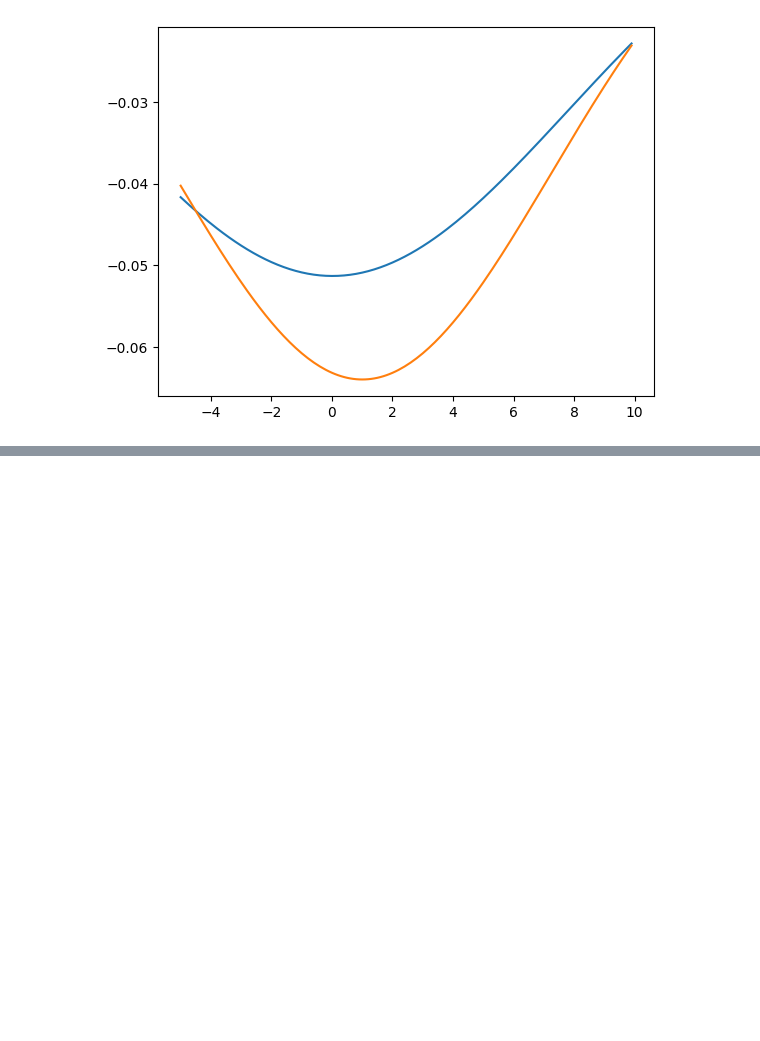
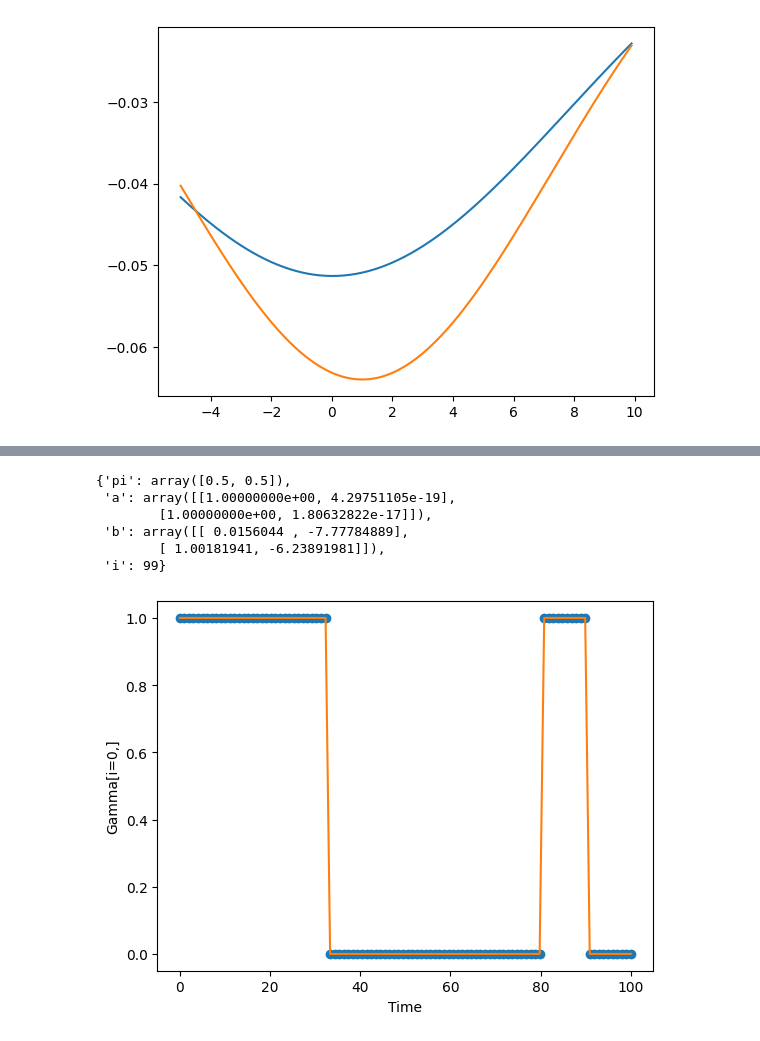
Before and after one commit to isottongloria/LCP-MODULE_B, a Jupyter notebook: HMM_v2.0.ipynb, the cells around one changed output, grey strips where cells are left out. Saved outputs shown, nothing was run; the diff lists cells and outputs as text; code cells hidden in the pictures; blank space fills up the shorter version.

Commit message:
corrected a thing in training - still in doubt

```diff
--- a/HMM_v2.0.ipynb
+++ b/HMM_v2.0.ipynb
@@ -642,0 +641,11 @@ training(x,A,b,c, prob, B_pars, N, K, n_iter=100, tol=1e-6)
+# %%
+K=10
+N=100
+training(x,A,b,c, prob, B_pars, N, K, n_iter=100, tol=1e-6)
+# %% [output]
+{'pi': array([0.5, 0.5]),
+ 'a': array([[1.00000000e+00, 4.29751105e-19],
+        [1.00000000e+00, 1.80632822e-17]]),
+ 'b': array([[ 0.0156044 , -7.77784889],
+        [ 1.00181941, -6.23891981]]),
+ 'i': 99}
@@ -642,0 +662,12 @@ training(x,A,b,c, prob, B_pars, N, K, n_iter=100, tol=1e-6)
+# %%
+plt.plot(np.linspace(0,100,100), gamma[0,], 'o')
+plt.plot(np.linspace(0,100,100), gamma[0,], '-')
+
+# add labels and legend
+plt.xlabel('Time')
+plt.ylabel('Gamma[i=0,]')
+
+# show plot
+plt.show()
+# %% [output]
+[figure, added]
```
Also changed, not shown: parts of 24 cells of this notebook.
